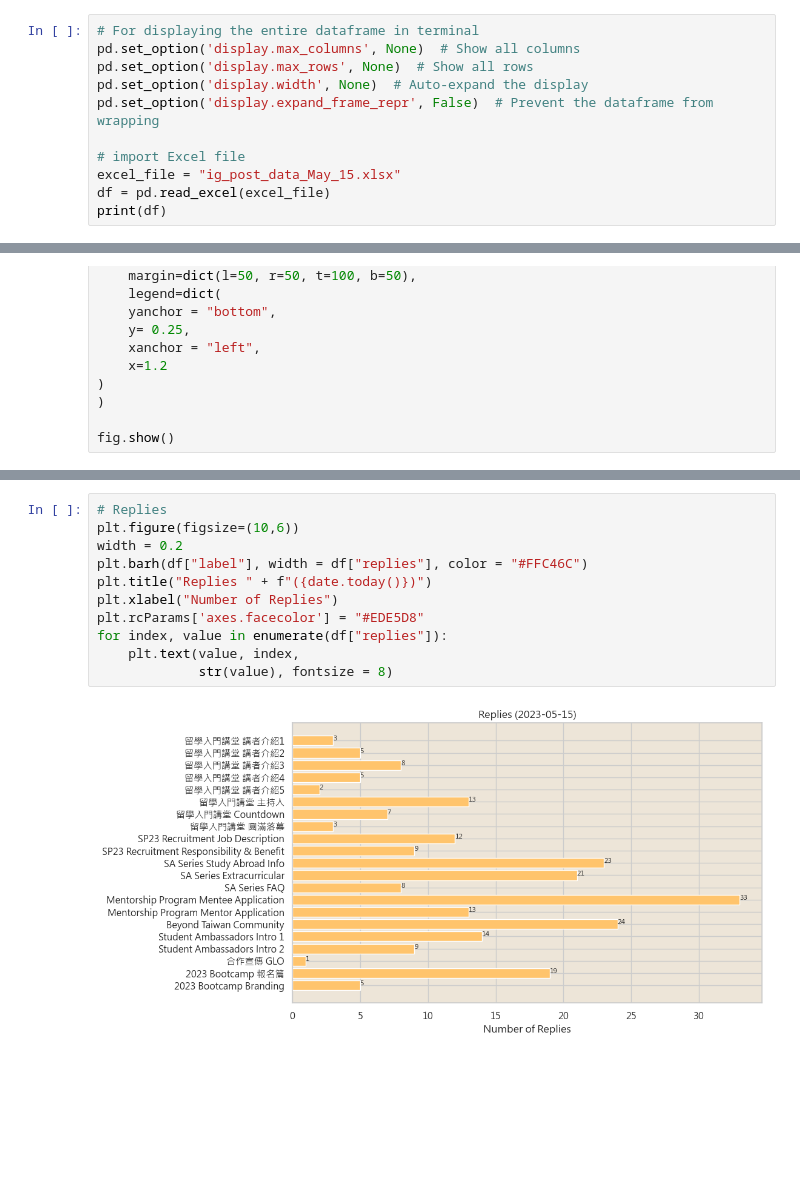
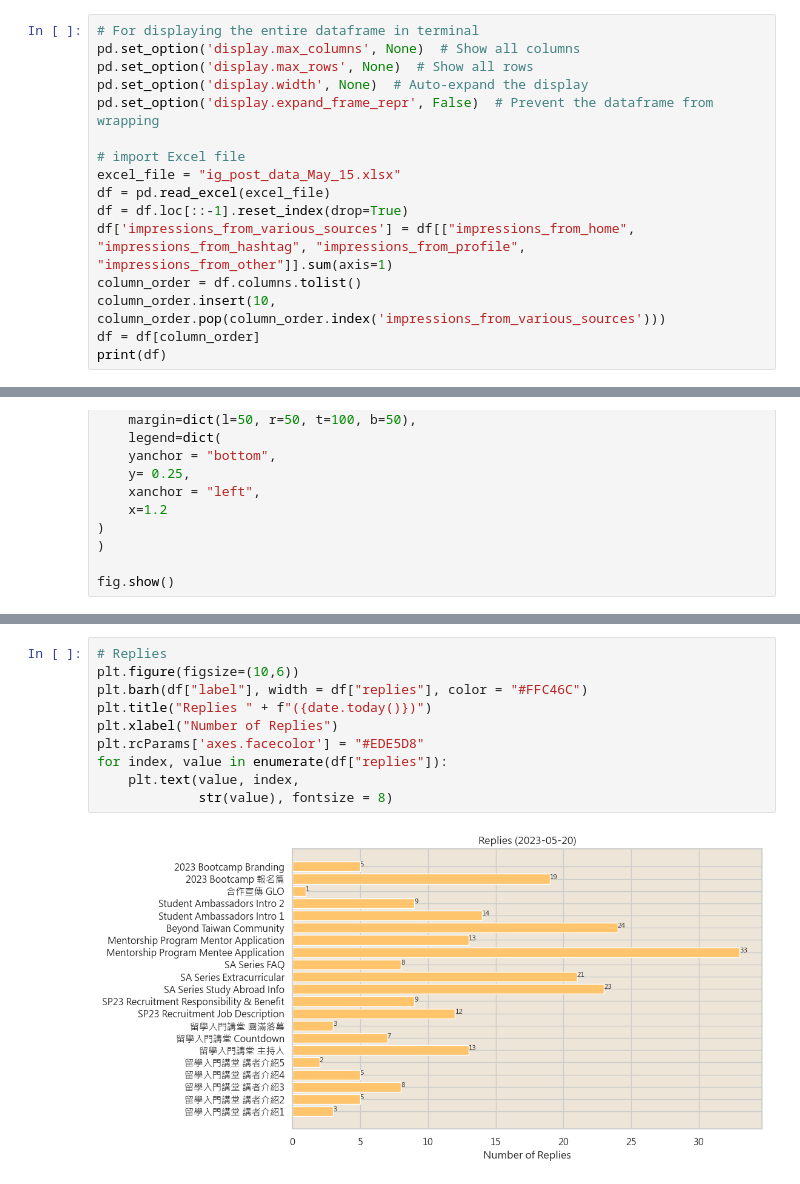
Before and after one commit to Edison9138/btIgCrawler, a Jupyter notebook: igDataAnalysis.ipynb, the cells around one changed output, grey strips where cells are left out. Cells and saved outputs as stored; diff of their text form; blank space fills up the shorter version.

Commit message:
feat: delete old data and add stacked hbar chart for impressions from various sources

```diff
--- a/igDataAnalysis.ipynb
+++ b/igDataAnalysis.ipynb
@@ -20,5 +20,10 @@ pd.set_option('display.expand_frame_repr', False)  # Prevent the dataframe from
 # import Excel file
 excel_file = "ig_post_data_May_15.xlsx"
 df = pd.read_excel(excel_file)
+df = df.loc[::-1].reset_index(drop=True)
+df['impressions_from_various_sources'] = df[["impressions_from_home", "impressions_from_hashtag", "impressions_from_profile", "impressions_from_other"]].sum(axis=1)
+column_order = df.columns.tolist()
+column_order.insert(10, column_order.pop(column_order.index('impressions_from_various_sources')))
+df = df[column_order]
 print(df)
 # %% [output]
@@ -109,16 +111,15 @@ for index, value in enumerate(df["comments"]):
 # %%
 # Replies
 plt.figure(figsize=(10,6))
-width = 0.2
 plt.barh(df["label"], width = df["replies"], color = "#FFC46C")
 plt.title("Replies " + f"({date.today()})")
 plt.xlabel("Number of Replies")
 plt.rcParams['axes.facecolor'] = "#EDE5D8"
 for index, value in enumerate(df["replies"]):
     plt.text(value, index,
              str(value), fontsize = 8)
 # %% [output]
-[figure, old version]
+[figure, new version]
 # %%
 # Interactions
 plt.figure(figsize=(10,6))
```
Also changed, not shown: parts of 10 cells of this notebook, 5 other files.
